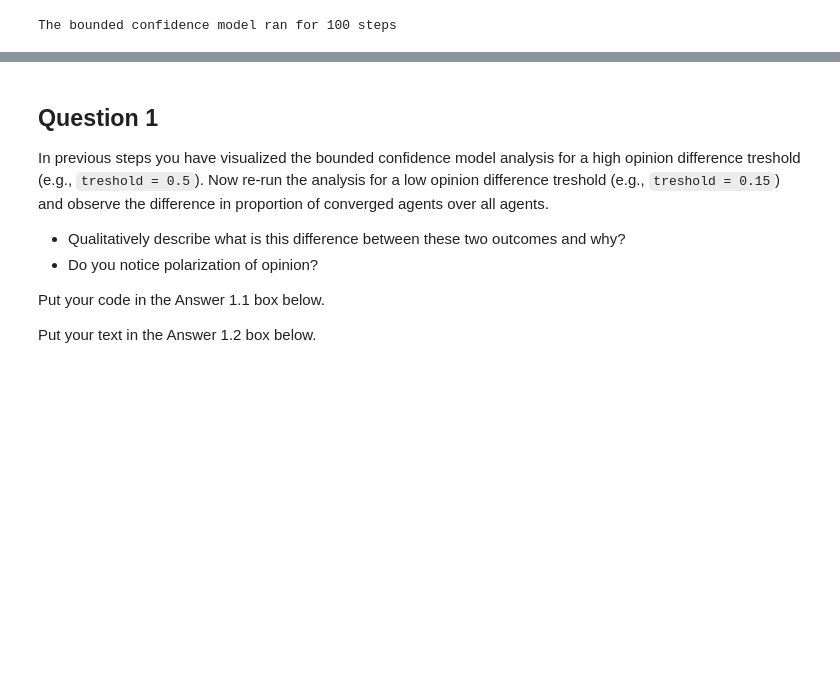
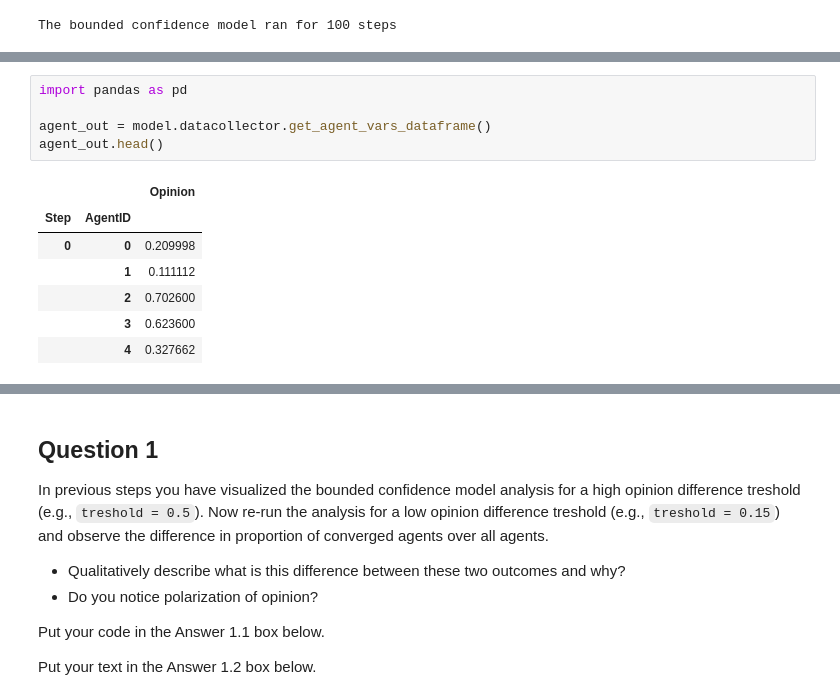
Before and after one commit to dgarcia-eu/ComputationalModellingSocialSystems-Solutions, a Jupyter notebook: Exercise_03/bounded-confidence-handout-solution.ipynb, the cells around one changed output, grey strips where cells are left out. Cells and saved outputs as stored; diff of their text form; blank space fills up the shorter version.

```diff
--- a/Exercise_03/bounded-confidence-handout-solution.ipynb
+++ b/Exercise_03/bounded-confidence-handout-solution.ipynb
@@ -323,0 +410,13 @@ server.port = 8529 # The default 8521 - increase the counter as you run the visa
+# %%
+import pandas as pd
+
+agent_out = model.datacollector.get_agent_vars_dataframe()
+agent_out.head()
+# %% [output]
+|  |  | Opinion |
+| Step | AgentID |  |
+| 0 | 0 | 0.209998 |
+|  | 1 | 0.111112 |
+|  | 2 | 0.702600 |
+|  | 3 | 0.623600 |
+|  | 4 | 0.327662 |
```
Also changed, not shown: parts of 46 cells of this notebook.
